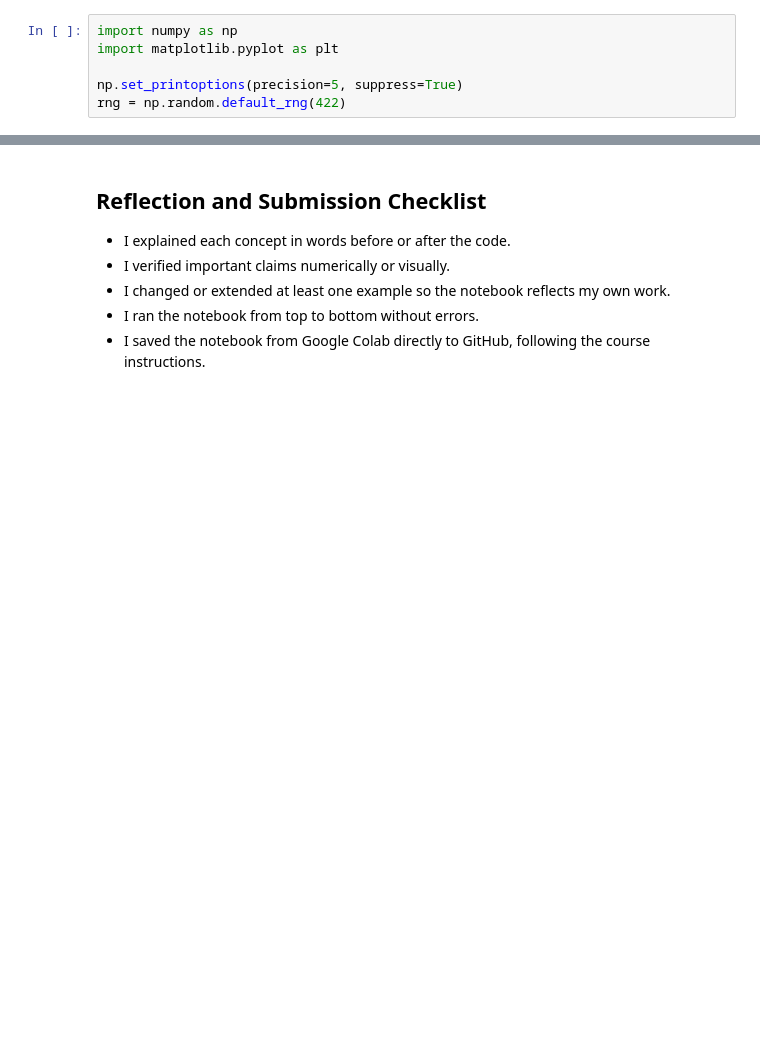
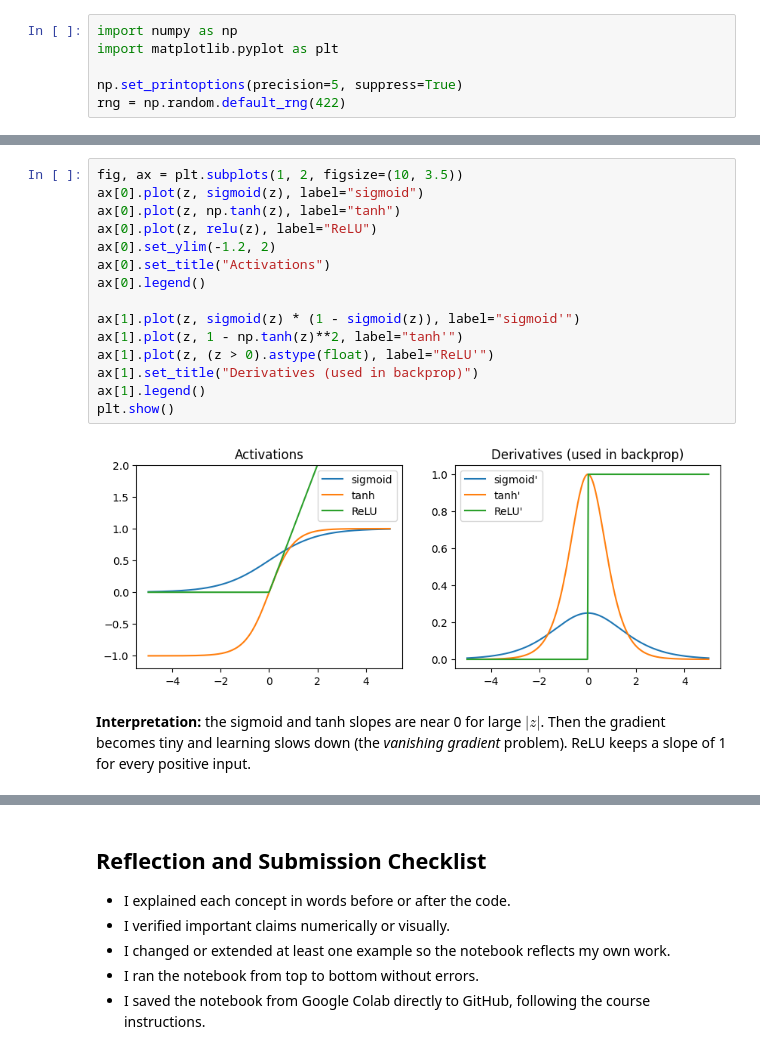
Before and after one commit to ehuangasu/MAT422, a Jupyter notebook: MAT422_Section_3_7_Neural_Networks.ipynb, the cells around one changed output, grey strips where cells are left out. Drawn from its saved outputs; the diff is of its cells as text; blank space fills up the shorter version.

```diff
--- a/MAT422_Section_3_7_Neural_Networks.ipynb
+++ b/MAT422_Section_3_7_Neural_Networks.ipynb
@@ -64,0 +123,19 @@ This section gives one compact Python demonstration of **Cost function**. After
+# %%
+fig, ax = plt.subplots(1, 2, figsize=(10, 3.5))
+ax[0].plot(z, sigmoid(z), label="sigmoid")
+ax[0].plot(z, np.tanh(z), label="tanh")
+ax[0].plot(z, relu(z), label="ReLU")
+ax[0].set_ylim(-1.2, 2)
+ax[0].set_title("Activations")
+ax[0].legend()
+
+ax[1].plot(z, sigmoid(z) * (1 - sigmoid(z)), label="sigmoid'")
+ax[1].plot(z, 1 - np.tanh(z)**2, label="tanh'")
+ax[1].plot(z, (z > 0).astype(float), label="ReLU'")
+ax[1].set_title("Derivatives (used in backprop)")
+ax[1].legend()
+plt.show()
+# %% [output]
+[figure, added]
+# %% [markdown]
+**Interpretation:** the sigmoid and tanh slopes are near 0 for large $|z|$. Then the gradient becomes tiny and learning slows down (the *vanishing gradient* problem). ReLU keeps a slope of 1 for every positive input.
```
Also changed, not shown: parts of 27 cells of this notebook.
